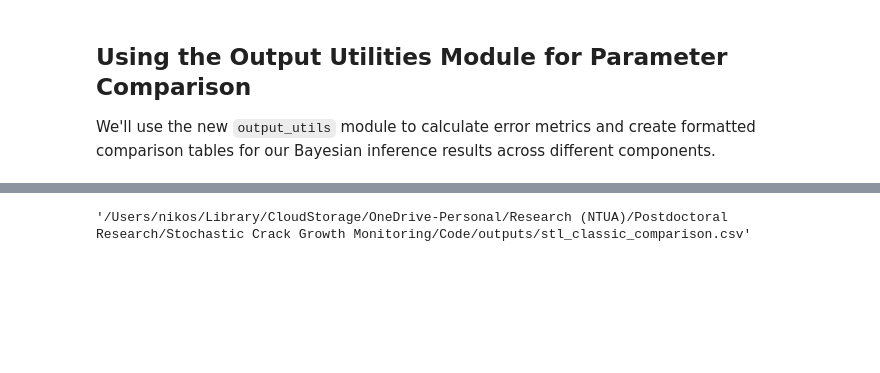
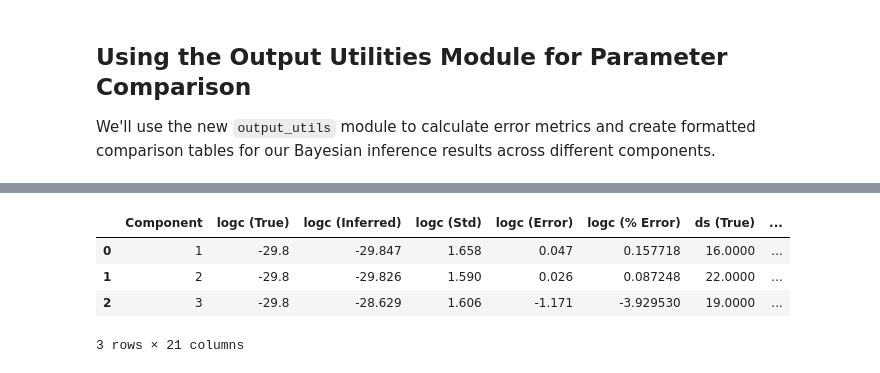
Before and after one commit to nsilionis/hierarchical-crack-growth-monitoring, a Jupyter notebook: notebooks/demo_classic_fatigue.ipynb, the cells around one changed output, grey strips where cells are left out. Saved outputs shown, nothing was run; the diff lists cells and outputs as text; code cells hidden in the pictures; blank space fills up the shorter version.

```diff
--- a/notebooks/demo_classic_fatigue.ipynb
+++ b/notebooks/demo_classic_fatigue.ipynb
@@ -554,4 +552,6 @@ warnings.filterwarnings("ignore")
 # %%
+from src.output_utils import calculate_component_metrics, format_comparison_table, save_results_table
+
 # Now let's run the model on all three components to compare performance
 component_results = []
 
@@ -562,13 +562,11 @@ for i in range(3):
     true_logc = np.log(trajectories['paris_c'][i])
     true_m = trajectories['paris_m'][i]
     true_a0 = trajectories['initial_crack_length'][i]
-    true_ds = controlled_data['stress_ranges'][i]
 
     print(f"True parameters for component {i + 1}:")
     print(f"logC: {true_logc:.4f}")
     print(f"m: {true_m:.4f}")
     print(f"a0: {true_a0:.4f}")
-    print(f"ds: {true_ds:.4f} MPa")
 
     # Create a new model for each component
     # For efficiency, use fewer samples for this comparison
@@ -587,14 +585,19 @@ for i in range(3):
         'true_params': {
             'logc': true_logc,
             'm': true_m,
-            'ds': true_ds,
+            'a0': true_a0,
+            'ds': controlled_data['stress_ranges'][i],
             'noise_std': 1.5  # The true noise std used for generating observations
         },
         'inferred_params': {
-            'logc': results['samples']['logc'],
-            'm': results['samples']['m'],
-            'ds': results['samples']['ds'],
-            'noise_std': results['samples']['noise_std'],
+            'logc': results['summary']['mean']['logc'],
+            'logc_sd': results['summary']['sd']['logc'],
+            'm': results['summary']['mean']['m'],
+            'm_sd': results['summary']['sd']['m'],
+            'ds': results['summary']['mean']['ds'],
+            'ds_sd': results['summary']['sd']['ds'],
+            'noise_std': results['summary']['mean']['noise_std'],
+            'noise_std_sd': results['summary']['sd']['noise_std']
         }
     })
 # %% [output]
@@ -643,6 +619,14 @@ display(comparison_df.T)
-# %%
-from src.output_utils import save_comparison_summary
-# Save the comparison summary to a CSV file
-save_comparison_summary(comparison_df, "stl_classic_comparison.csv")
-# %% [output]
-'/Users/nikos/Library/CloudStorage/OneDrive-Personal/Research (NTUA)/Postdoctoral Research/Stochastic Crack Growth Monitoring/Code/outputs/stl_classic_comparison.csv'
+# %%
+# Use our new output_utils module to create the comparison table
+comparison_df = calculate_component_metrics(component_results)
+
+# Format the table with 4 decimal places
+formatted_df = format_comparison_table(comparison_df, precision=4)
+# %%
+formatted_df
+# %% [output]
+|  | Component | logc (True) | logc (Inferred) | logc (Std) | logc (Error) | logc (% Error) | ds (True) | ... |
+| 0 | 1 | -29.8 | -29.847 | 1.658 | 0.047 | 0.157718 | 16.0000 | ... |
+| 1 | 2 | -29.8 | -29.826 | 1.590 | 0.026 | 0.087248 | 22.0000 | ... |
+| 2 | 3 | -29.8 | -28.629 | 1.606 | -1.171 | -3.929530 | 19.0000 | ... |
+3 rows × 21 columns
```
Also changed, not shown: parts of 8 cells of this notebook, 1 other file.
